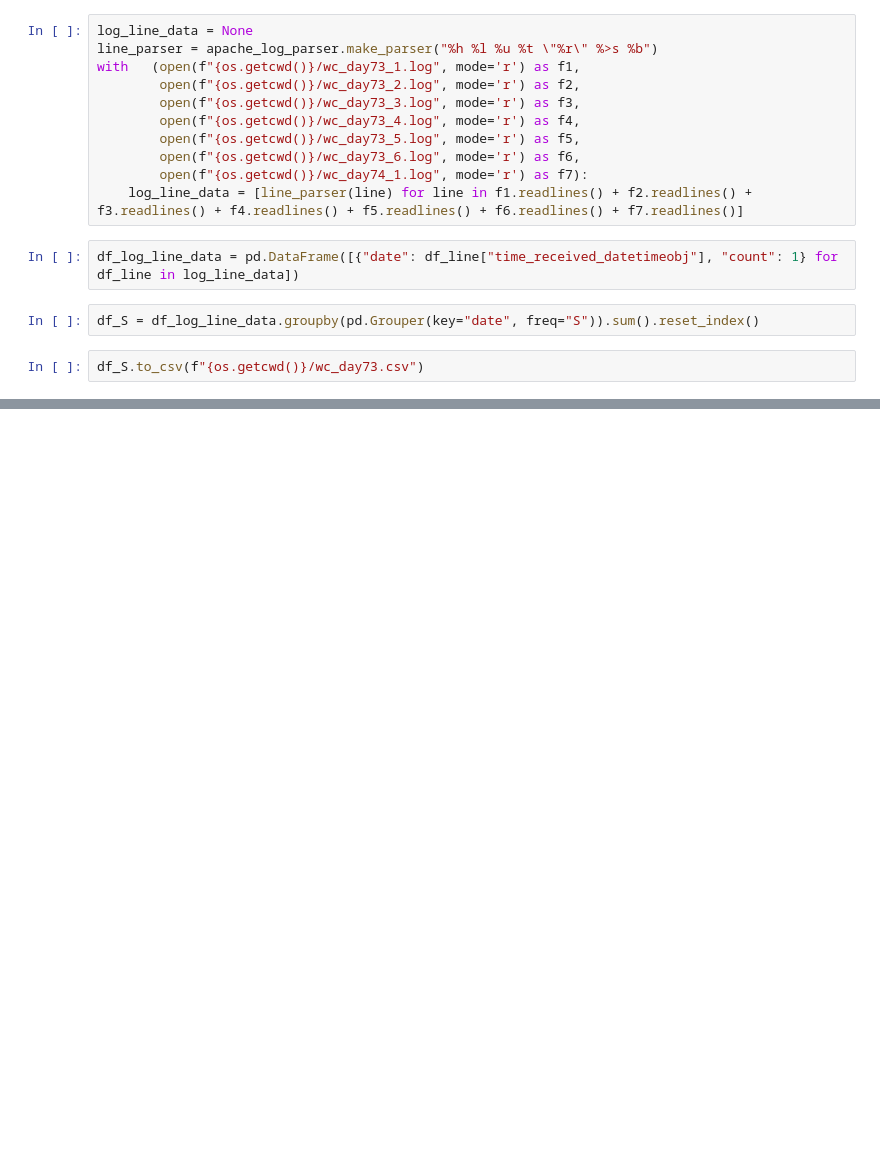
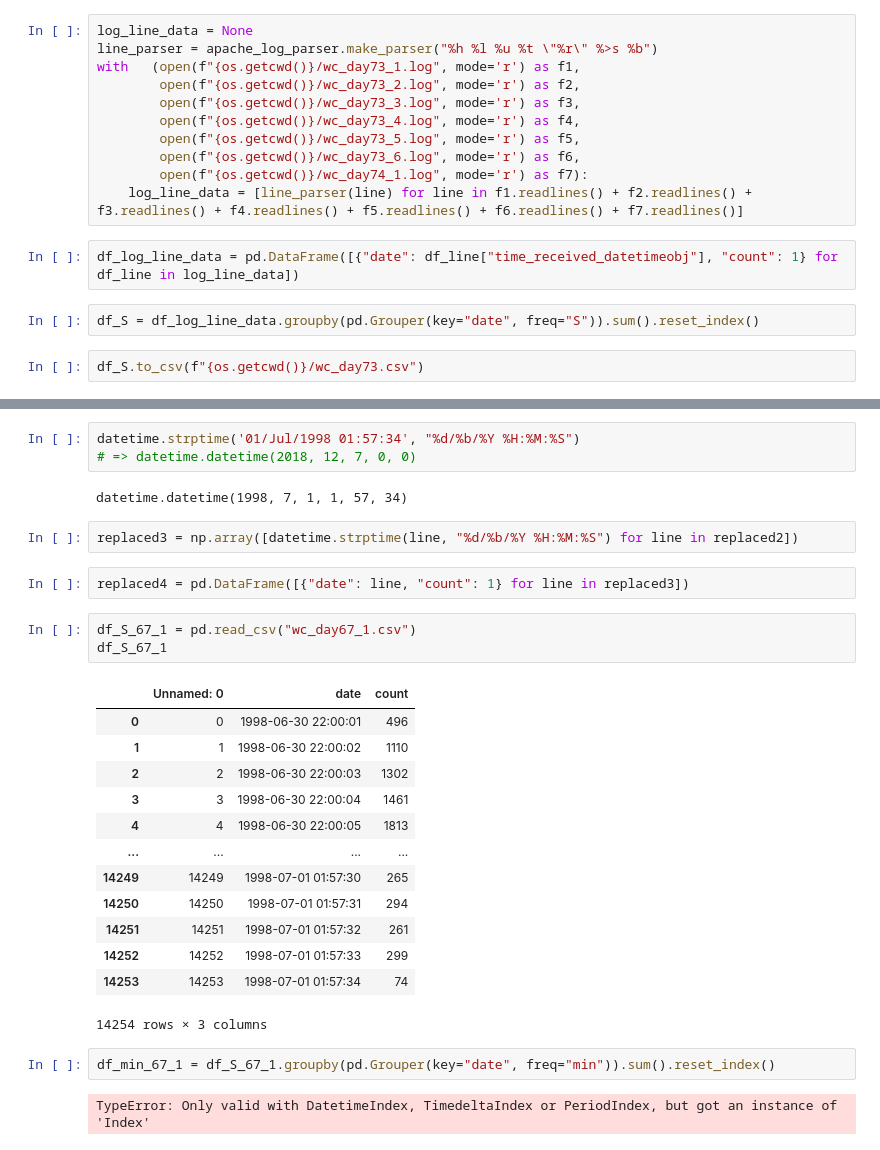
Before and after one commit to nnao45/jaist-my-jupyter, a Jupyter notebook: notebook/worldcap/test01.ipynb, the cells around one changed output, grey strips where cells are left out. Saved outputs shown, nothing was run; the diff lists cells and outputs as text; blank space fills up the shorter version.

```diff
--- a/notebook/worldcap/test01.ipynb
+++ b/notebook/worldcap/test01.ipynb
@@ -38,0 +73,29 @@ df_S.to_csv(f"{os.getcwd()}/wc_day73.csv")
+# %%
+datetime.strptime('01/Jul/1998 01:57:34', "%d/%b/%Y %H:%M:%S")                                       # => datetime.datetime(2018, 12, 7, 0, 0)
+# %% [output]
+datetime.datetime(1998, 7, 1, 1, 57, 34)
+# %%
+replaced3 = np.array([datetime.strptime(line, "%d/%b/%Y %H:%M:%S") for line in replaced2])
+# %%
+replaced4 = pd.DataFrame([{"date": line, "count": 1} for line in replaced3])
+# %%
+df_S_67_1 = pd.read_csv("wc_day67_1.csv")
+df_S_67_1
+# %% [output]
+|  | Unnamed: 0 | date | count |
+| 0 | 0 | 1998-06-30 22:00:01 | 496 |
+| 1 | 1 | 1998-06-30 22:00:02 | 1110 |
+| 2 | 2 | 1998-06-30 22:00:03 | 1302 |
+| 3 | 3 | 1998-06-30 22:00:04 | 1461 |
+| 4 | 4 | 1998-06-30 22:00:05 | 1813 |
+| ... | ... | ... | ... |
+| 14249 | 14249 | 1998-07-01 01:57:30 | 265 |
+| 14250 | 14250 | 1998-07-01 01:57:31 | 294 |
+| 14251 | 14251 | 1998-07-01 01:57:32 | 261 |
+| 14252 | 14252 | 1998-07-01 01:57:33 | 299 |
+| 14253 | 14253 | 1998-07-01 01:57:34 | 74 |
+14254 rows × 3 columns
+# %%
+df_min_67_1 = df_S_67_1.groupby(pd.Grouper(key="date", freq="min")).sum().reset_index()
+# %% [output]
+TypeError: Only valid with DatetimeIndex, TimedeltaIndex or PeriodIndex, but got an instance of 'Index'
```
Also changed, not shown: parts of 8 cells of this notebook, 5 other files.
